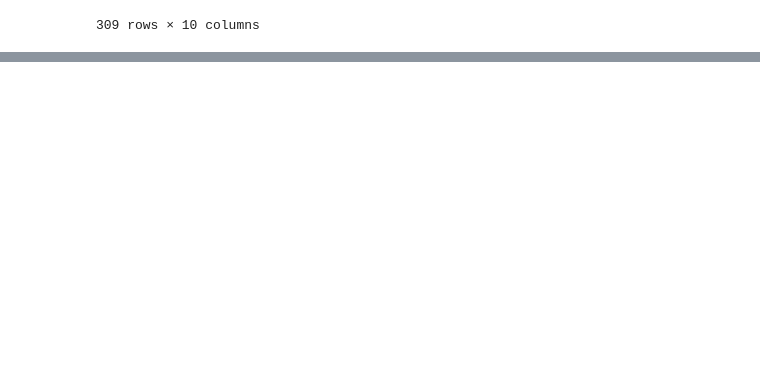
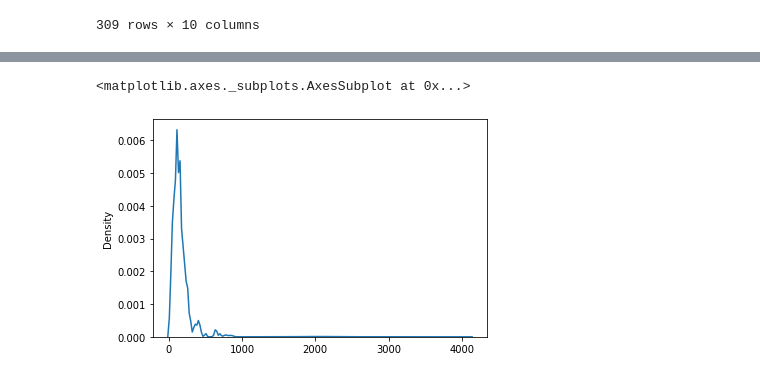
Before and after one commit to Nongbon/INTERNSHIP_NARIT, a Jupyter notebook: M_spec.ipynb, the cells around one changed output, grey strips where cells are left out. Drawn from its saved outputs; the diff is of its cells as text; code cells hidden in the pictures; blank space fills up the shorter version.

```diff
--- a/M_spec.ipynb
+++ b/M_spec.ipynb
@@ -35,3 +37,8 @@ data_spec
 | 307 | 12689068 | 170.244403 | 168.738357 | 171.777088 | 0.034889 | 0.009133 | 0.002262 | 16.930 | 13.646 | 12.807 |
 | 308 | 12735296 | 248.393293 | 218.117724 | 288.290767 | 0.051488 | 0.013478 | 0.003339 | 16.497 | 13.285 | 12.435 |
 309 rows × 10 columns
+# %%
+data_spec['d_hi-d'] = data_spec.d_hi - data_spec.d_est
+data_spec['d_lo-d'] = data_spec.d_lo - data_spec.d_est
+data_spec['sd'] = (data_spec['d_hi-d'] + data_spec['d_lo-d']) / 2
+data_spec
@@ -37,0 +59,8 @@ data_spec
+# %%
+#GENERATE
+data_sample = []
+data_sample = pd.DataFrame(data_sample)
+
+#seed(12)
+for i in range(309) :
+  data_sample[i] = np.random.normal(data_spec.d_est[i] ,data_spec.sd[i], 10**4)
@@ -38 +83,6 @@ data_spec
+# %%
+sns.distplot(data_sample , hist=False)
+# %% [output]
+<matplotlib.axes._subplots.AxesSubplot at 0x...>
+[figure, added]
 # %%
```
Also changed, not shown: parts of 11 cells of this notebook.
